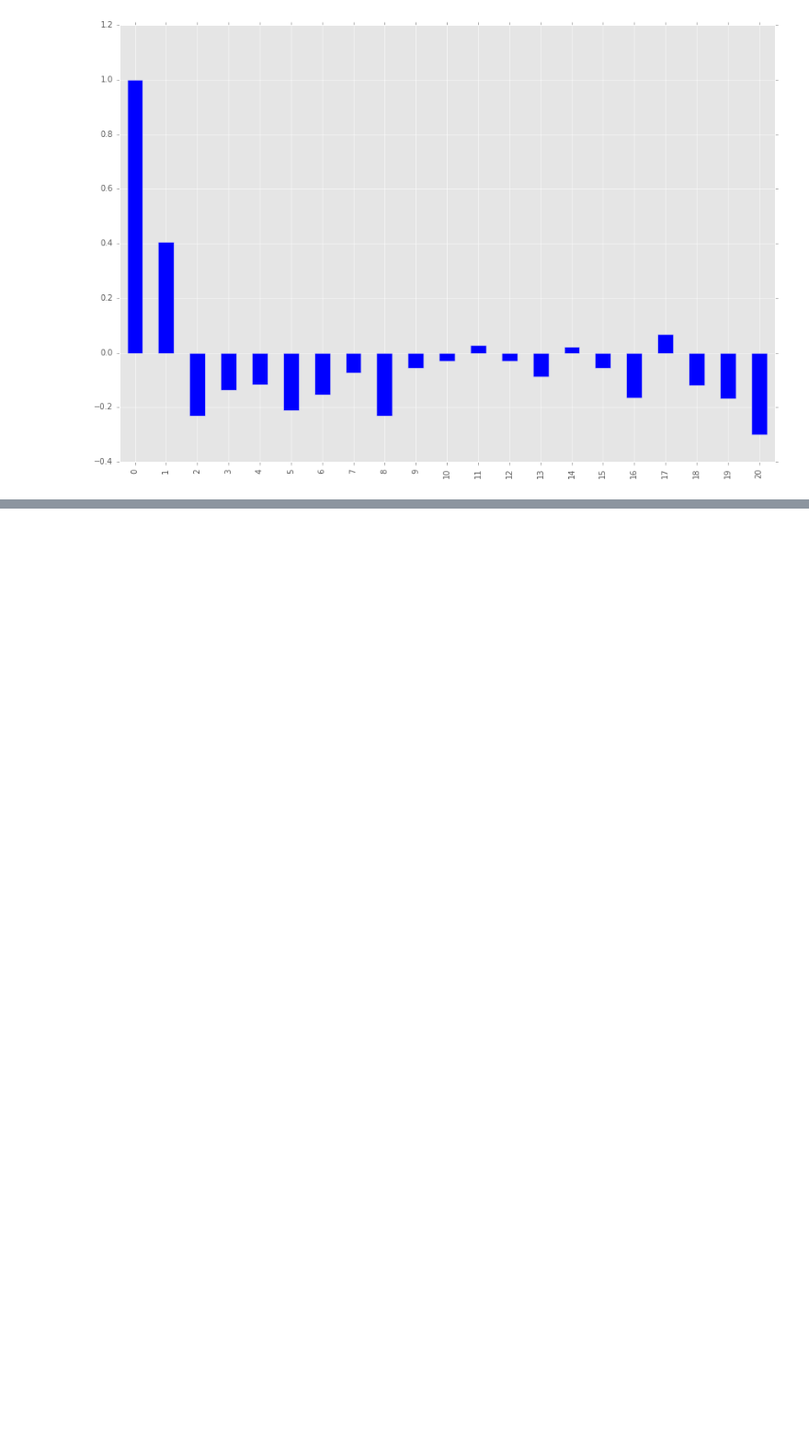
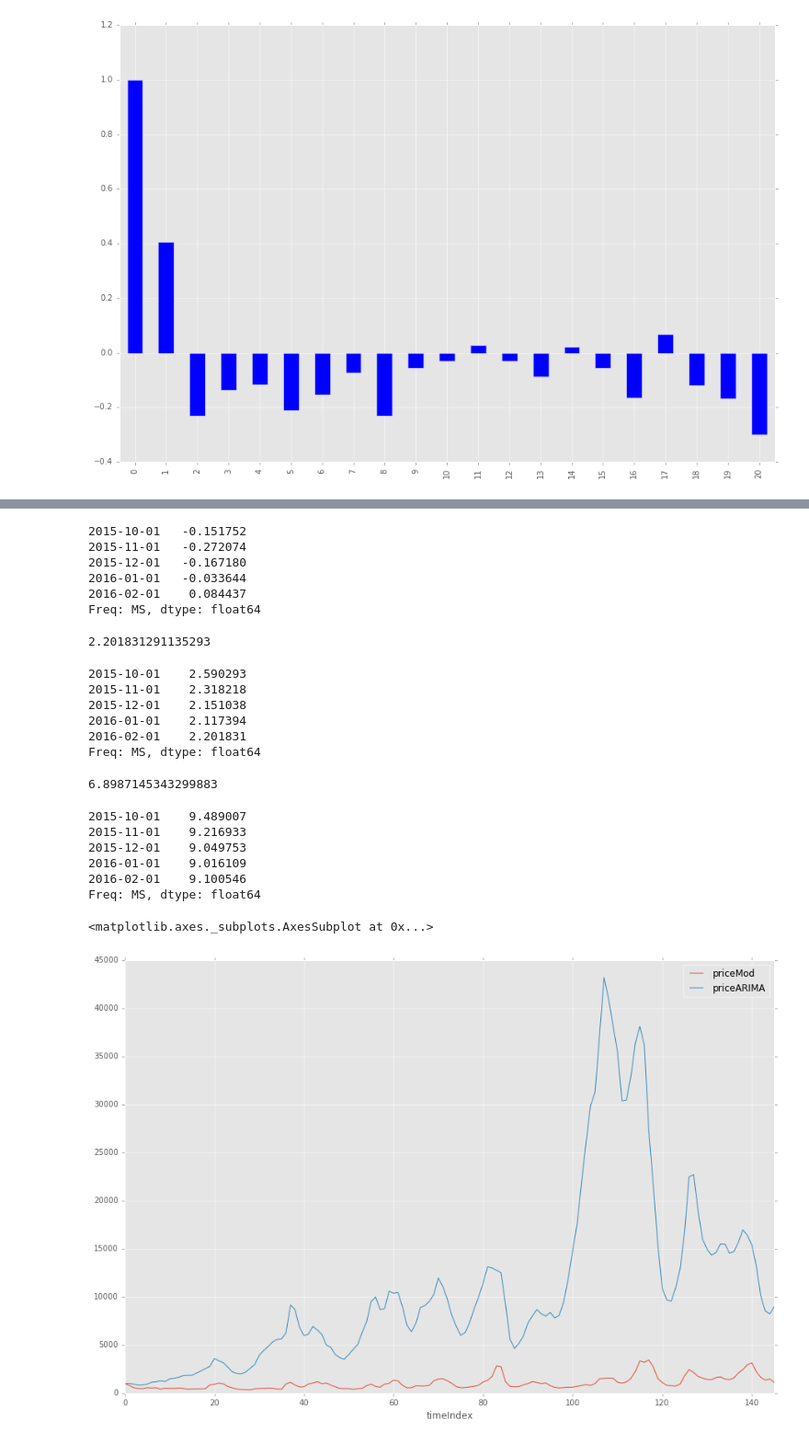
Before and after one commit to jithurjacob/machine-learning, a Jupyter notebook: time_series/5-Model.ipynb, the cells around one changed output, grey strips where cells are left out. Shown at 92% size. Saved outputs shown, nothing was run; the diff lists cells and outputs as text; code cells hidden in the pictures; blank space fills up the shorter version.

Commit message:
Updated time series

```diff
--- a/time_series/5-Model.ipynb
+++ b/time_series/5-Model.ipynb
@@ -672,0 +707,46 @@ plt.plot(results_ARIMA.fittedvalues, color='blue')
+# %%
+predictions_ARIMA_diff = pd.Series(results_ARIMA.fittedvalues, copy=True)
+predictions_ARIMA_diff.tail()
+# %% [output]
+2015-10-01   -0.151752
+2015-11-01   -0.272074
+2015-12-01   -0.167180
+2016-01-01   -0.033644
+2016-02-01    0.084437
+Freq: MS, dtype: float64
+# %%
+predictions_ARIMA_diff.sum()
+# %% [output]
+2.201831291135293
+# %%
+predictions_ARIMA_diff_cumsum = predictions_ARIMA_diff.cumsum()
+predictions_ARIMA_diff_cumsum.tail()
+# %% [output]
+2015-10-01    2.590293
+2015-11-01    2.318218
+2015-12-01    2.151038
+2016-01-01    2.117394
+2016-02-01    2.201831
+Freq: MS, dtype: float64
+# %%
+ts.ix[0]
+# %% [output]
+6.8987145343299883
+# %%
+predictions_ARIMA_log = pd.Series(ts.ix[0], index=ts.index)
+predictions_ARIMA_log = predictions_ARIMA_log.add(predictions_ARIMA_diff_cumsum,fill_value=0)
+predictions_ARIMA_log.tail()
+# %% [output]
+2015-10-01    9.489007
+2015-11-01    9.216933
+2015-12-01    9.049753
+2016-01-01    9.016109
+2016-02-01    9.100546
+Freq: MS, dtype: float64
+# %%
+dfBang['priceARIMA'] = np.exp(predictions_ARIMA_log)
+# %%
+dfBang.plot(kind="line", x="timeIndex", y = ["priceMod", "priceARIMA"])
+# %% [output]
+<matplotlib.axes._subplots.AxesSubplot at 0x...>
+[figure, added]
```
Also changed, not shown: parts of 23 cells of this notebook, 2 other files.
